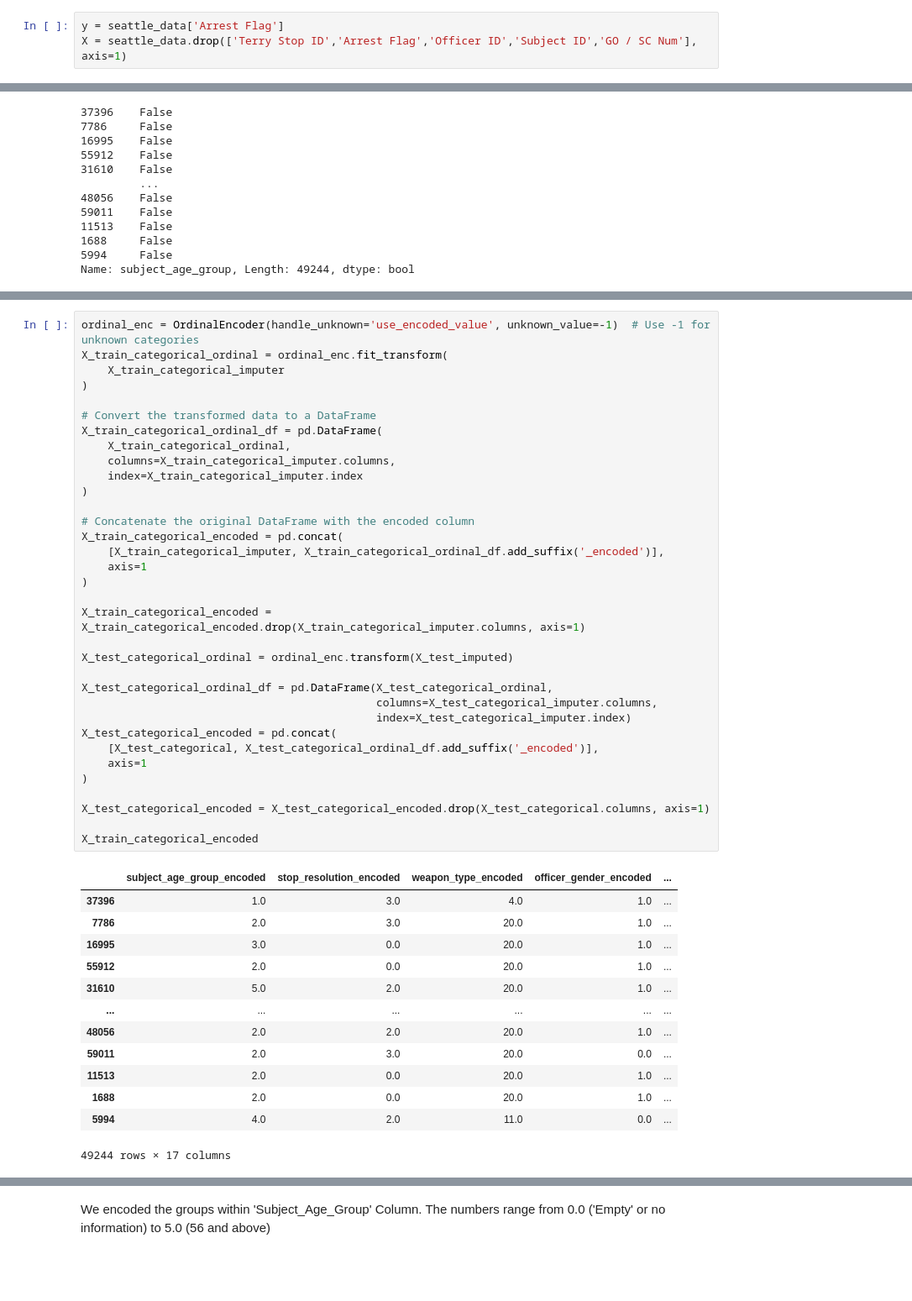
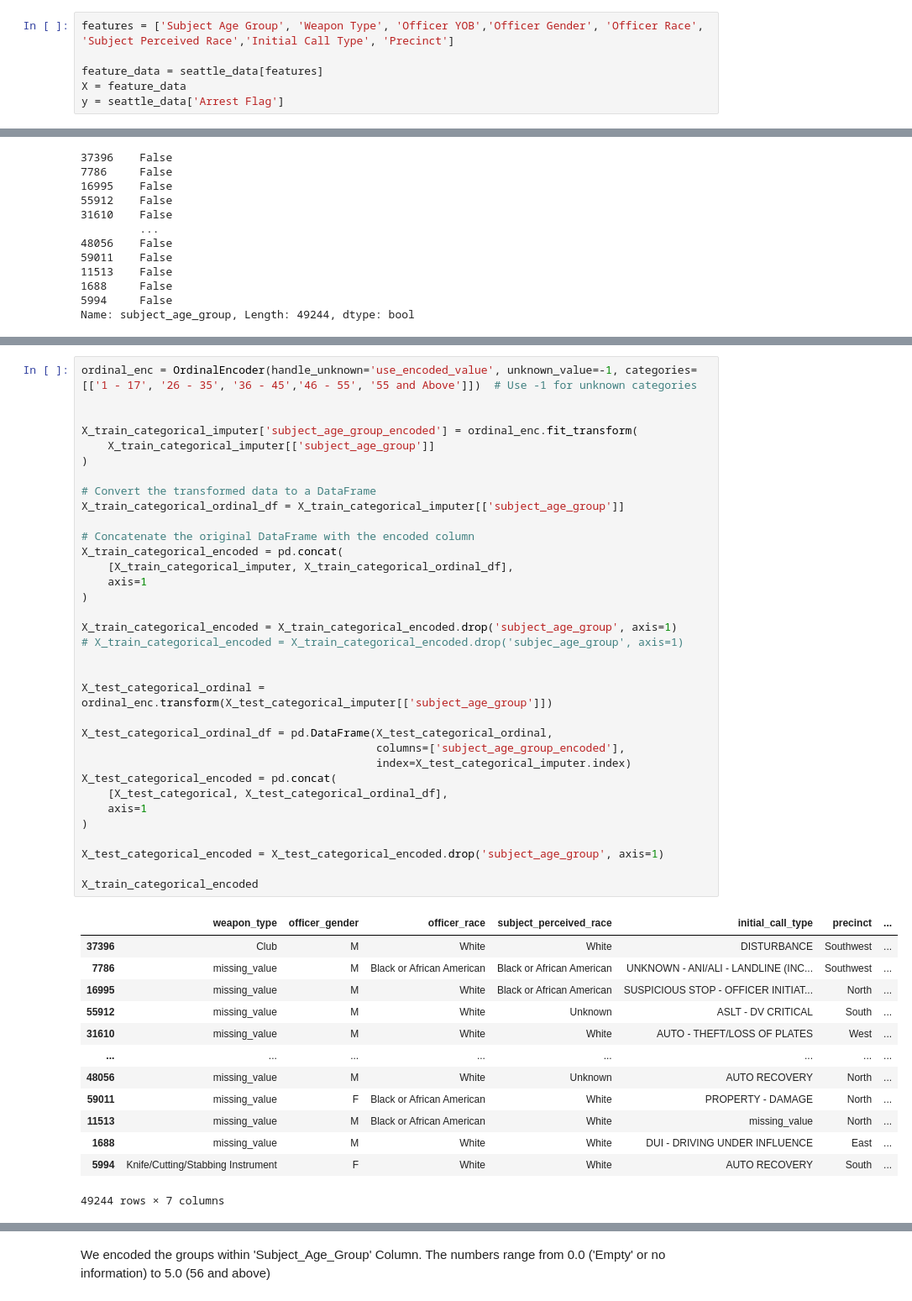
Before and after one commit to omendez930/Terry-Traffic-Stops-Phase3, a Jupyter notebook: index.ipynb, the cells around one changed output, grey strips where cells are left out. Shown at 84% size. Drawn from its saved outputs; the diff is of its cells as text; blank space fills up the shorter version.

```diff
--- a/index.ipynb
+++ b/index.ipynb
@@ -111,6 +146,9 @@ seattle_data['Arrest Flag'].isnull().sum()
 # %%
+features = ['Subject Age Group', 'Weapon Type', 'Officer YOB','Officer Gender', 'Officer Race', 'Subject Perceived Race','Initial Call Type', 'Precinct']
+
+feature_data = seattle_data[features]
+X = feature_data
 y = seattle_data['Arrest Flag']
-X = seattle_data.drop(['Terry Stop ID','Arrest Flag','Officer ID','Subject ID','GO / SC Num'], axis=1)
 # %%
 # from sklearn.model_selection import train_test_split
 
@@ -335,52 +342,52 @@ beat                        0
 dtype: int64
 # %%
-ordinal_enc = OrdinalEncoder(handle_unknown='use_encoded_value', unknown_value=-1)  # Use -1 for unknown categories
-X_train_categorical_ordinal = ordinal_enc.fit_transform(
-    X_train_categorical_imputer
+ordinal_enc = OrdinalEncoder(handle_unknown='use_encoded_value', unknown_value=-1, categories=[['1 - 17', '26 - 35', '36 - 45','46 - 55', '55 and Above']])  # Use -1 for unknown categories
+
+
+X_train_categorical_imputer['subject_age_group_encoded'] = ordinal_enc.fit_transform(
+    X_train_categorical_imputer[['subject_age_group']]
 )
 
 # Convert the transformed data to a DataFrame
-X_train_categorical_ordinal_df = pd.DataFrame(
-    X_train_categorical_ordinal,
-    columns=X_train_categorical_imputer.columns,
-    index=X_train_categorical_imputer.index
-)
+X_train_categorical_ordinal_df = X_train_categorical_imputer[['subject_age_group']]
 
 # Concatenate the original DataFrame with the encoded column
 X_train_categorical_encoded = pd.concat(
-    [X_train_categorical_imputer, X_train_categorical_ordinal_df.add_suffix('_encoded')],
+    [X_train_categorical_imputer, X_train_categorical_ordinal_df],
     axis=1
 )
 
-X_train_categorical_encoded = X_train_categorical_encoded.drop(X_train_categorical_imputer.columns, axis=1)
+X_train_categorical_encoded = X_train_categorical_encoded.drop('subject_age_group', axis=1)
+# X_train_categorical_encoded = X_train_categorical_encoded.drop('subjec_age_group', axis=1)
 
-X_test_categorical_ordinal = ordinal_enc.transform(X_test_imputed)
+
+X_test_categorical_ordinal = ordinal_enc.transform(X_test_categorical_imputer[['subject_age_group']])
 
 X_test_categorical_ordinal_df = pd.DataFrame(X_test_categorical_ordinal,
-                                             columns=X_test_categorical_imputer.columns,
+                                             columns=['subject_age_group_encoded'],
                                              index=X_test_categorical_imputer.index)
 X_test_categorical_encoded = pd.concat(
-    [X_test_categorical, X_test_categorical_ordinal_df.add_suffix('_encoded')],
+    [X_test_categorical, X_test_categorical_ordinal_df],
     axis=1
 )
 
-X_test_categorical_encoded = X_test_categorical_encoded.drop(X_test_categorical.columns, axis=1)
+X_test_categorical_encoded = X_test_categorical_encoded.drop('subject_age_group', axis=1)
 
 X_train_categorical_encoded
 # %% [output]
-|  | subject_age_group_encoded | stop_resolution_encoded | weapon_type_encoded | officer_gender_encoded | ... |
-| 37396 | 1.0 | 3.0 | 4.0 | 1.0 | ... |
-| 7786 | 2.0 | 3.0 | 20.0 | 1.0 | ... |
-| 16995 | 3.0 | 0.0 | 20.0 | 1.0 | ... |
-| 55912 | 2.0 | 0.0 | 20.0 | 1.0 | ... |
-| 31610 | 5.0 | 2.0 | 20.0 | 1.0 | ... |
-| ... | ... | ... | ... | ... | ... |
-| 48056 | 2.0 | 2.0 | 20.0 | 1.0 | ... |
-| 59011 | 2.0 | 3.0 | 20.0 | 0.0 | ... |
-| 11513 | 2.0 | 0.0 | 20.0 | 1.0 | ... |
-| 1688 | 2.0 | 0.0 | 20.0 | 1.0 | ... |
-| 5994 | 4.0 | 2.0 | 11.0 | 0.0 | ... |
+|  | weapon_type | officer_gender | officer_race | subject_perceived_race | initial_call_type | precinct | ... |
+| 37396 | Club | M | White | White | DISTURBANCE | Southwest | ... |
+| 7786 | missing_value | M | Black or African American | Black or African American | UNKNOWN - ANI/ALI - LANDLINE (INC... | Southwest | ... |
+| 16995 | missing_value | M | White | Black or African American | SUSPICIOUS STOP - OFFICER INITIAT... | North | ... |
+| 55912 | missing_value | M | White | Unknown | ASLT - DV CRITICAL | South | ... |
+| 31610 | missing_value | M | White | White | AUTO - THEFT/LOSS OF PLATES | West | ... |
+| ... | ... | ... | ... | ... | ... | ... | ... |
+| 48056 | missing_value | M | White | Unknown | AUTO RECOVERY | North | ... |
+| 59011 | missing_value | F | Black or African American | White | PROPERTY - DAMAGE | North | ... |
+| 11513 | missing_value | M | Black or African American | White | missing_value | North | ... |
+| 1688 | missing_value | M | White | White | DUI - DRIVING UNDER INFLUENCE | East | ... |
+| 5994 | Knife/Cutting/Stabbing Instrument | F | White | White | AUTO RECOVERY | South | ... |
-49244 rows × 17 columns
+49244 rows × 7 columns
 # %%
 X_test_categorical_encoded
 # %% [output]
```
Also changed, not shown: parts of 59 cells of this notebook.
